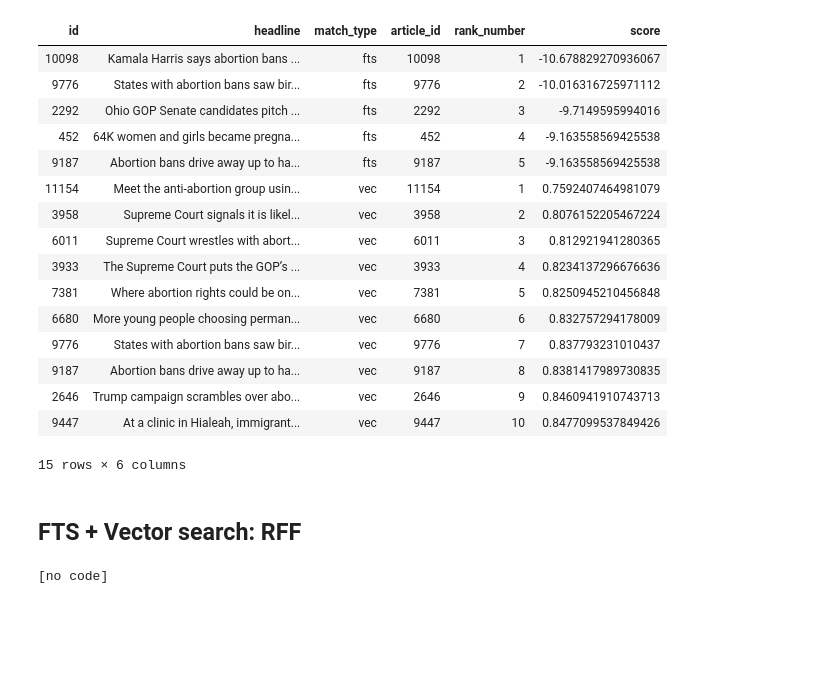
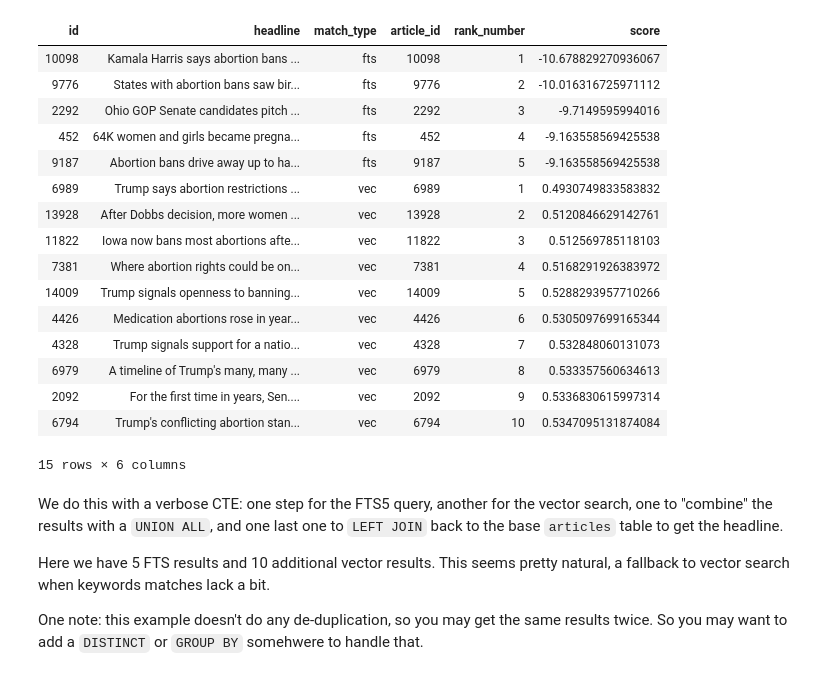
Before and after one commit to asg017/sqlite-vec, a Jupyter notebook: examples/nbc-headlines/3_search.ipynb, the cells around one changed output. Cells and saved outputs as stored; diff of their text form; code cells hidden in the pictures; blank space fills up the shorter version.

```diff
--- a/examples/nbc-headlines/3_search.ipynb
+++ b/examples/nbc-headlines/3_search.ipynb
@@ -65,68 +87,63 @@ where headline_embedding match lembed(:query)
 # %%
 .param set query abortion bans
-
-
-.param set weight_fts 1.0
-.param set weight_vec 1.0
-.param set rrf_k 60
 .param set k 10
 
 
-with vec_matches as (
+with fts_matches as (
+  select
+    rowid as article_id,
+    row_number() over (order by rank) as rank_number,
+    rank as score
+  from fts_articles
+  where headline match :query
+  limit :k
+),
+vec_matches as (
   select
     article_id,
     row_number() over (order by distance) as rank_number,
     distance as score
-  from vec_headlines
+  from vec_articles
   where
     headline_embedding match lembed(:query)
     and k = :k
   order by distance
-),
-fts_matches as (
-  select
-    rowid as article_id,
-    row_number() over (order by rank) as rank_number,
-    rank as score
-  from fts_headlines
-  where headline match :query
-  limit :k
 ),
 combined as (
   select 'fts' as match_type, * from fts_matches
   union all
   select 'vec' as match_type, * from vec_matches
 ),
 final as (
   select
     articles.id,
     articles.headline,
     combined.*
   from combined
   left join articles on articles.rowid = combined.article_id
 )
 select * from final;
 # %% [output]
 | id | headline | match_type | article_id | rank_number | score |
 | 10098 | Kamala Harris says abortion bans ... | fts | 10098 | 1 | -10.678829270936067 |
 | 9776 | States with abortion bans saw bir... | fts | 9776 | 2 | -10.016316725971112 |
 | 2292 | Ohio GOP Senate candidates pitch ... | fts | 2292 | 3 | -9.7149595994016 |
 | 452 | 64K women and girls became pregna... | fts | 452 | 4 | -9.163558569425538 |
 | 9187 | Abortion bans drive away up to ha... | fts | 9187 | 5 | -9.163558569425538 |
-| 11154 | Meet the anti-abortion group usin... | vec | 11154 | 1 | 0.7592407464981079 |
-| 3958 | Supreme Court signals it is likel... | vec | 3958 | 2 | 0.8076152205467224 |
-| 6011 | Supreme Court wrestles with abort... | vec | 6011 | 3 | 0.812921941280365 |
-| 3933 | The Supreme Court puts the GOP’s ... | vec | 3933 | 4 | 0.8234137296676636 |
-| 7381 | Where abortion rights could be on... | vec | 7381 | 5 | 0.8250945210456848 |
-| 6680 | More young people choosing perman... | vec | 6680 | 6 | 0.832757294178009 |
-| 9776 | States with abortion bans saw bir... | vec | 9776 | 7 | 0.837793231010437 |
-| 9187 | Abortion bans drive away up to ha... | vec | 9187 | 8 | 0.8381417989730835 |
-| 2646 | Trump campaign scrambles over abo... | vec | 2646 | 9 | 0.8460941910743713 |
-| 9447 | At a clinic in Hialeah, immigrant... | vec | 9447 | 10 | 0.8477099537849426 |
+| 6989 | Trump says abortion restrictions ... | vec | 6989 | 1 | 0.4930749833583832 |
+| 13928 | After Dobbs decision, more women ... | vec | 13928 | 2 | 0.5120846629142761 |
+| 11822 | Iowa now bans most abortions afte... | vec | 11822 | 3 | 0.512569785118103 |
+| 7381 | Where abortion rights could be on... | vec | 7381 | 4 | 0.5168291926383972 |
+| 14009 | Trump signals openness to banning... | vec | 14009 | 5 | 0.5288293957710266 |
+| 4426 | Medication abortions rose in year... | vec | 4426 | 6 | 0.5305097699165344 |
+| 4328 | Trump signals support for a natio... | vec | 4328 | 7 | 0.532848060131073 |
+| 6979 | A timeline of Trump's many, many ... | vec | 6979 | 8 | 0.533357560634613 |
+| 2092 | For the first time in years, Sen.... | vec | 2092 | 9 | 0.5336830615997314 |
+| 6794 | Trump's conflicting abortion stan... | vec | 6794 | 10 | 0.5347095131874084 |
 15 rows × 6 columns
-# %% [markdown]
-## FTS + Vector search: RFF
-# %%
-.param set  name alex
-# %% [output]
-[no code]
+# %% [markdown]
+We do this with a verbose CTE: one step for the FTS5 query, another for the vector search, one to "combine" the results with a `UNION ALL`, and one last one to `LEFT JOIN` back to the base `articles` table to get the headline.
+
+Here we have 5 FTS results and 10 additional vector results. This seems pretty natural, a fallback to vector search when keywords matches lack a bit.
+
+One note: this example doesn't do any de-duplication, so you may get the same results twice. So you may want to add a `DISTINCT` or `GROUP BY` somehwere to handle that.
```
Also changed, not shown: parts of 18 cells of this notebook, 2 other files.
